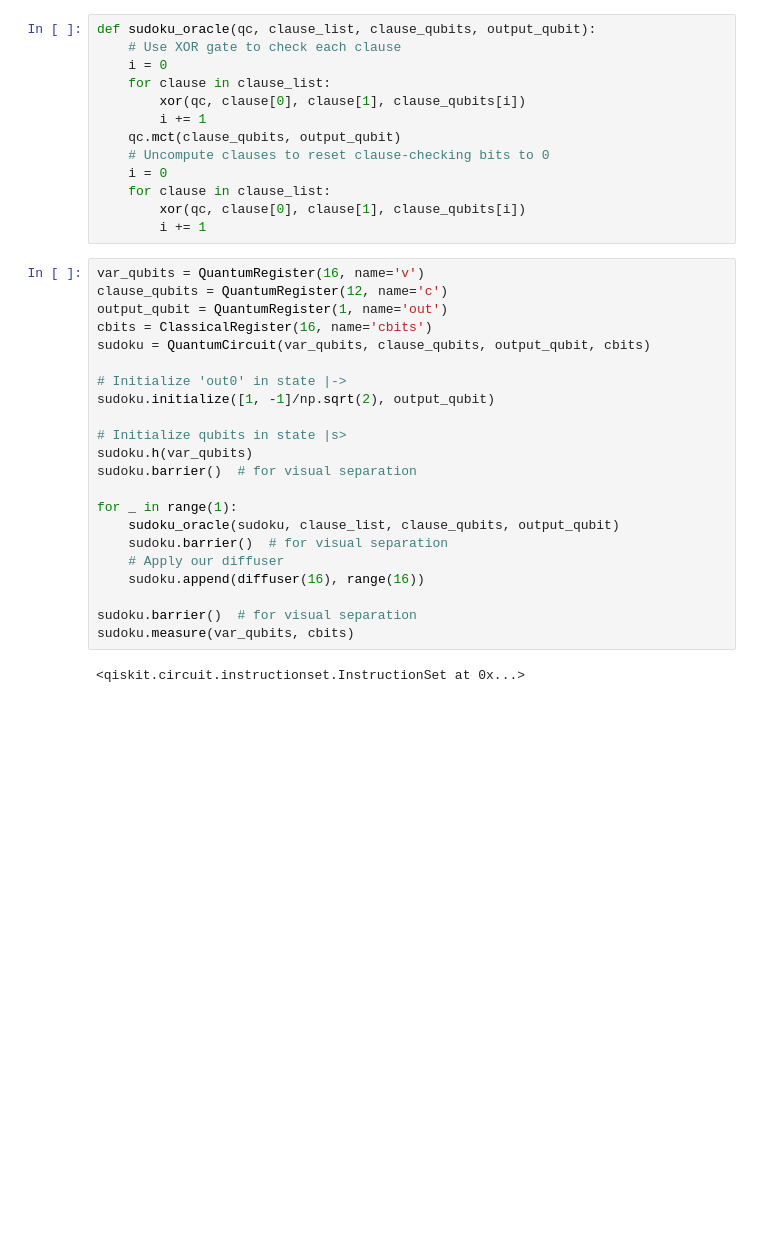
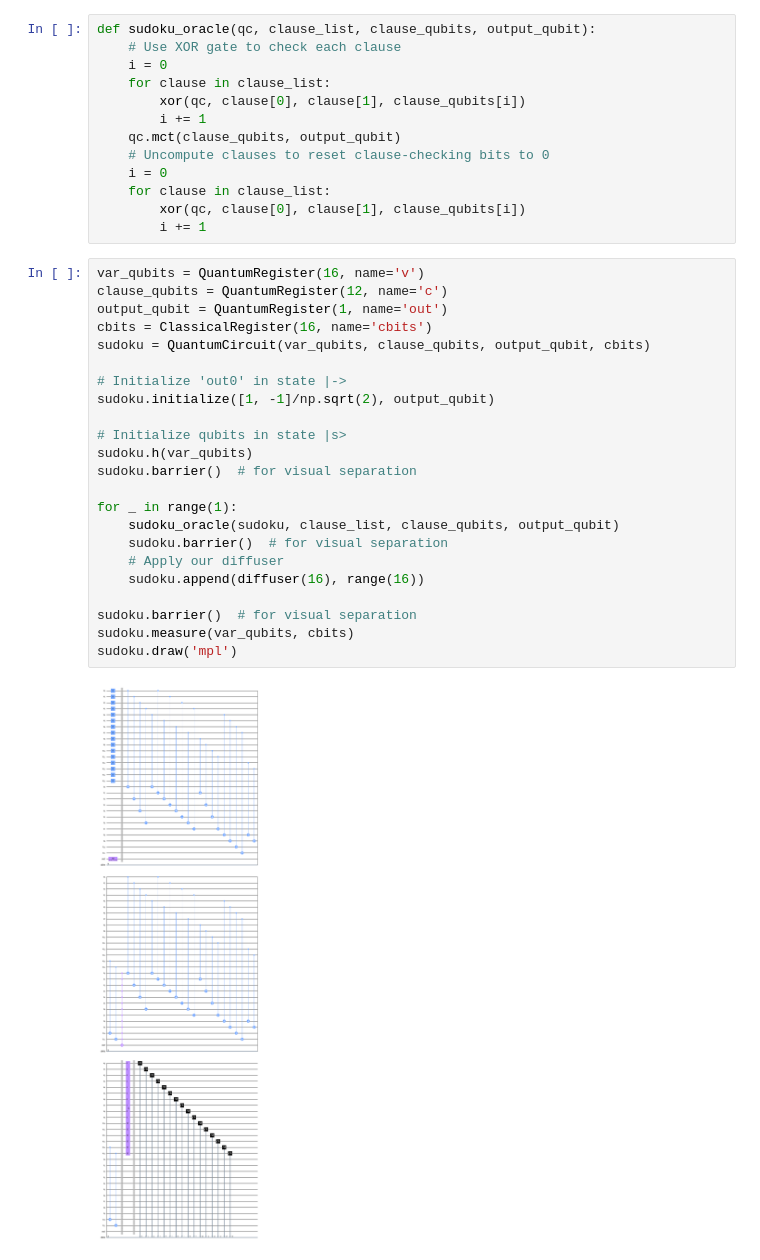
Before and after one commit to brunopacheco1/testing-qiskit, a Jupyter notebook: sudoku_4x4.ipynb, the cells around one changed output. Drawn from its saved outputs; the diff is of its cells as text; blank space fills up the shorter version.

```diff
--- a/sudoku_4x4.ipynb
+++ b/sudoku_4x4.ipynb
@@ -58,26 +58,27 @@ def sudoku_oracle(qc, clause_list, clause_qubits, output_qubit):
 # %%
 var_qubits = QuantumRegister(16, name='v')
 clause_qubits = QuantumRegister(12, name='c')
 output_qubit = QuantumRegister(1, name='out')
 cbits = ClassicalRegister(16, name='cbits')
 sudoku = QuantumCircuit(var_qubits, clause_qubits, output_qubit, cbits)
 
 # Initialize 'out0' in state |->
 sudoku.initialize([1, -1]/np.sqrt(2), output_qubit)
 
 # Initialize qubits in state |s>
 sudoku.h(var_qubits)
 sudoku.barrier()  # for visual separation
 
 for _ in range(1):
     sudoku_oracle(sudoku, clause_list, clause_qubits, output_qubit)
     sudoku.barrier()  # for visual separation
     # Apply our diffuser
     sudoku.append(diffuser(16), range(16))
 
 sudoku.barrier()  # for visual separation
 sudoku.measure(var_qubits, cbits)
+sudoku.draw('mpl')
 # %% [output]
-<qiskit.circuit.instructionset.InstructionSet at 0x...>
+[figure, added]
 # %%
 simulator = Aer.get_backend('aer_simulator')
```
Also changed, not shown: parts of 1 cell of this notebook, 14 other files.
